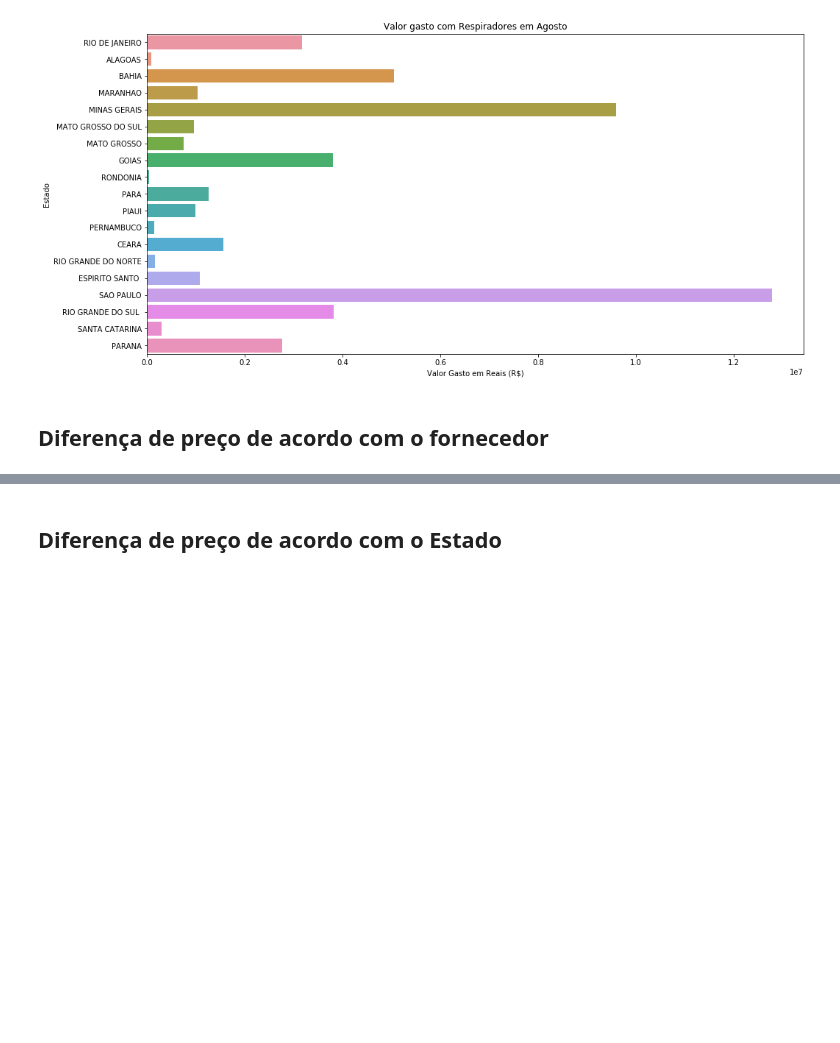
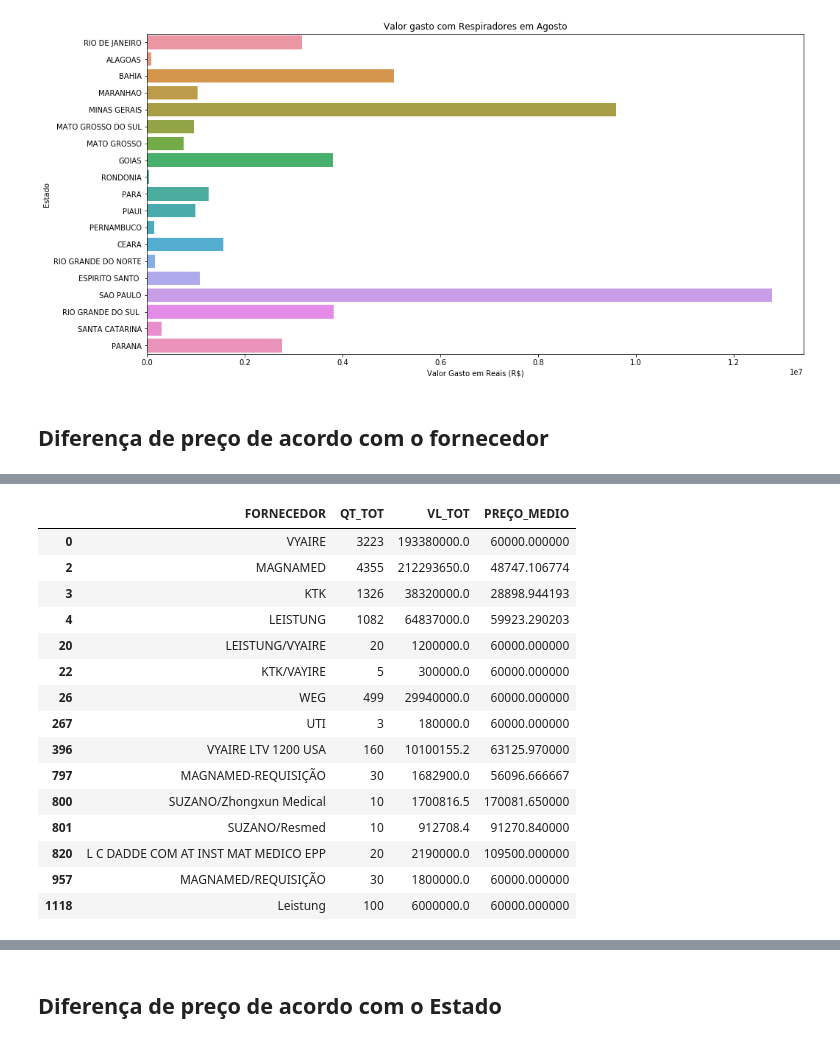
Before and after one commit to jpvt/Covid19_Visualization, a Jupyter notebook: vis_repiradores.ipynb, the cells around one changed output, grey strips where cells are left out. Drawn from its saved outputs; the diff is of its cells as text; code cells hidden in the pictures; blank space fills up the shorter version.

```diff
--- a/vis_repiradores.ipynb
+++ b/vis_repiradores.ipynb
@@ -61,0 +96,20 @@ for month in months:
+# %%
+report2 = report.drop(columns = ['QUANTIDADE','VALOR']).drop_duplicates()
+report2
+# %% [output]
+|  | FORNECEDOR | QT_TOT | VL_TOT | PREÇO_MEDIO |
+| 0 | VYAIRE | 3223 | 193380000.0 | 60000.000000 |
+| 2 | MAGNAMED | 4355 | 212293650.0 | 48747.106774 |
+| 3 | KTK | 1326 | 38320000.0 | 28898.944193 |
+| 4 | LEISTUNG | 1082 | 64837000.0 | 59923.290203 |
+| 20 | LEISTUNG/VYAIRE | 20 | 1200000.0 | 60000.000000 |
+| 22 | KTK/VAYIRE | 5 | 300000.0 | 60000.000000 |
+| 26 | WEG | 499 | 29940000.0 | 60000.000000 |
+| 267 | UTI | 3 | 180000.0 | 60000.000000 |
+| 396 | VYAIRE LTV 1200 USA | 160 | 10100155.2 | 63125.970000 |
+| 797 | MAGNAMED-REQUISIÇÃO | 30 | 1682900.0 | 56096.666667 |
+| 800 | SUZANO/Zhongxun Medical | 10 | 1700816.5 | 170081.650000 |
+| 801 | SUZANO/Resmed | 10 | 912708.4 | 91270.840000 |
+| 820 | L C DADDE COM AT INST MAT MEDICO EPP | 20 | 2190000.0 | 109500.000000 |
+| 957 | MAGNAMED/REQUISIÇÃO | 30 | 1800000.0 | 60000.000000 |
+| 1118 | Leistung | 100 | 6000000.0 | 60000.000000 |
```
Also changed, not shown: parts of 6 cells of this notebook, 1 other file.
